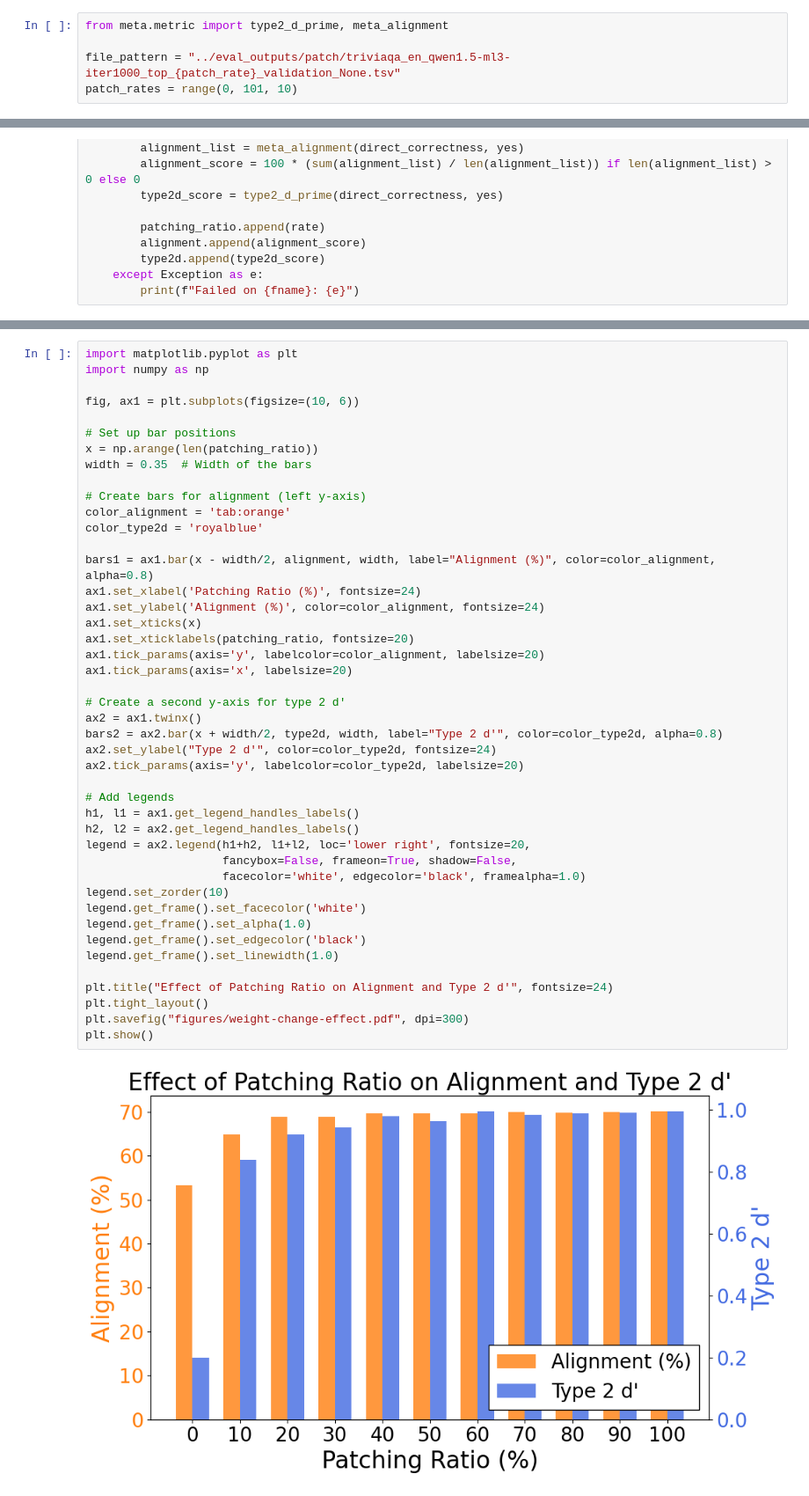
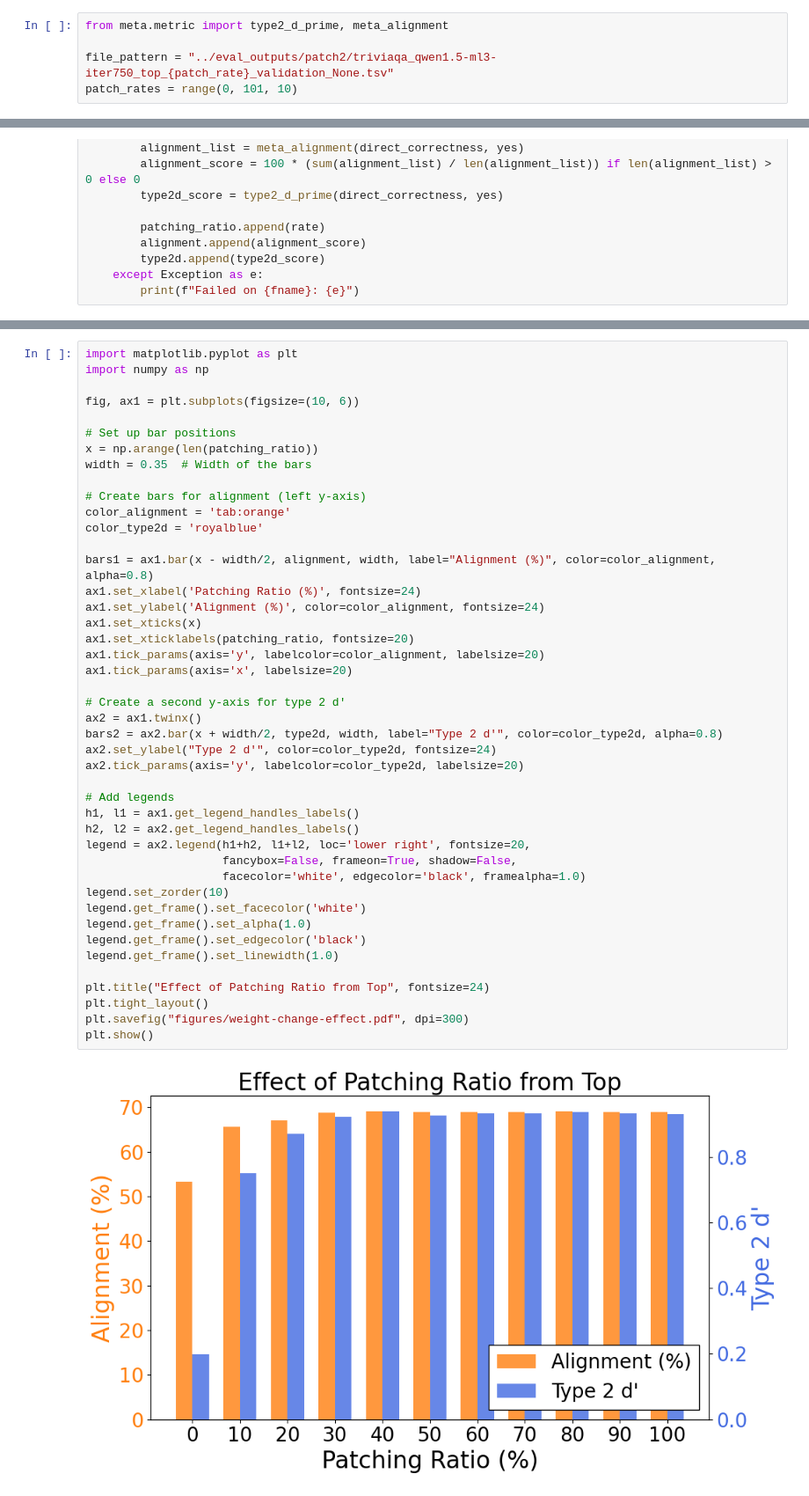
Before and after one commit to cosmoquester/ESMA, a Jupyter notebook: notebooks/plot_patching.ipynb, the cells around one changed output, grey strips where cells are left out. Shown at 88% size. Cells and saved outputs as stored; diff of their text form.

Commit message:
update: figures

```diff
--- a/notebooks/plot_patching.ipynb
+++ b/notebooks/plot_patching.ipynb
@@ -6,7 +6,7 @@ matplotlib.rcParams['ps.fonttype'] = 42
 # %%
 from meta.metric import type2_d_prime, meta_alignment
 
-file_pattern = "../eval_outputs/patch/triviaqa_en_qwen1.5-ml3-iter1000_top_{patch_rate}_validation_None.tsv"
+file_pattern = "../eval_outputs/patch2/triviaqa_qwen1.5-ml3-iter750_top_{patch_rate}_validation_None.tsv"
 patch_rates = range(0, 101, 10)
 # %%
 import pandas as pd
@@ -81,32 +81,32 @@ color_type2d = 'royalblue'
 bars1 = ax1.bar(x - width/2, alignment, width, label="Alignment (%)", color=color_alignment, alpha=0.8)
 ax1.set_xlabel('Patching Ratio (%)', fontsize=24)
 ax1.set_ylabel('Alignment (%)', color=color_alignment, fontsize=24)
 ax1.set_xticks(x)
 ax1.set_xticklabels(patching_ratio, fontsize=20)
 ax1.tick_params(axis='y', labelcolor=color_alignment, labelsize=20)
 ax1.tick_params(axis='x', labelsize=20)
 
 # Create a second y-axis for type 2 d'
 ax2 = ax1.twinx()
 bars2 = ax2.bar(x + width/2, type2d, width, label="Type 2 d'", color=color_type2d, alpha=0.8)
 ax2.set_ylabel("Type 2 d'", color=color_type2d, fontsize=24)
 ax2.tick_params(axis='y', labelcolor=color_type2d, labelsize=20)
 
 # Add legends
 h1, l1 = ax1.get_legend_handles_labels()
 h2, l2 = ax2.get_legend_handles_labels()
 legend = ax2.legend(h1+h2, l1+l2, loc='lower right', fontsize=20,
                     fancybox=False, frameon=True, shadow=False,
                     facecolor='white', edgecolor='black', framealpha=1.0)
 legend.set_zorder(10)
 legend.get_frame().set_facecolor('white')
 legend.get_frame().set_alpha(1.0)
 legend.get_frame().set_edgecolor('black')
 legend.get_frame().set_linewidth(1.0)
 
-plt.title("Effect of Patching Ratio on Alignment and Type 2 d'", fontsize=24)
+plt.title("Effect of Patching Ratio from Top", fontsize=24)
 plt.tight_layout()
 plt.savefig("figures/weight-change-effect.pdf", dpi=300)
 plt.show()
 # %% [output]
-[figure, old version]
+[figure, new version]
```
Also changed, not shown: parts of 4 cells of this notebook, 5 other files.
